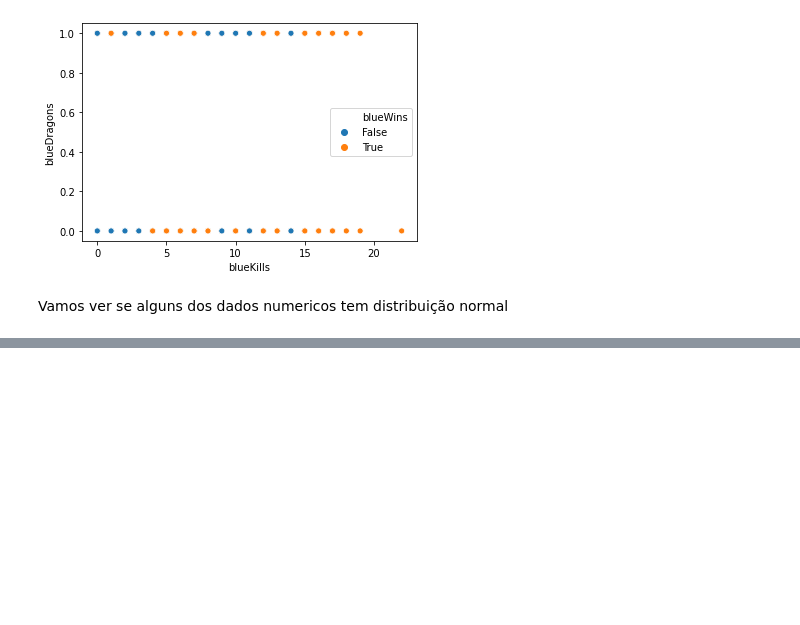
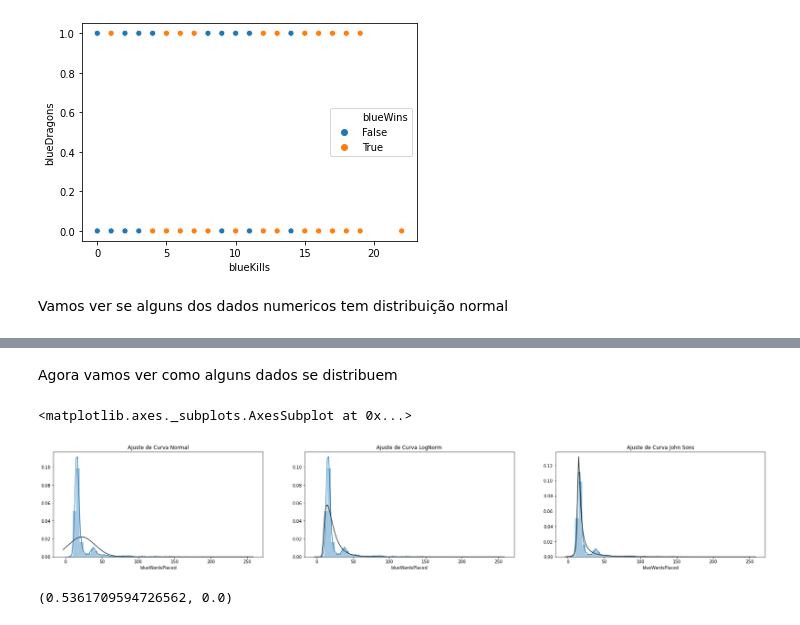
Before and after one commit to nilberthsouza/league-of-legends-analisys, a Jupyter notebook: explorationLeagueofLegendsDS.ipynb, the cells around one changed output, grey strips where cells are left out. Cells and saved outputs as stored; diff of their text form; code cells hidden in the pictures; blank space fills up the shorter version.

```diff
--- a/explorationLeagueofLegendsDS.ipynb
+++ b/explorationLeagueofLegendsDS.ipynb
@@ -119 +139,26 @@ redGoldPerMin                   float64
 dtype: object
+# %% [markdown]
+Agora vamos ver como alguns dados se distribuem
+# %%
+from scipy import stats
+
+plt.figure(figsize=(30,10))
+
+plt.subplot2grid((2,3),(0,0))
+plt.title("Ajuste de Curva Normal")
+sns.distplot(df.blueWardsPlaced, fit=stats.norm)
+
+plt.subplot2grid((2,3),(0,1))
+plt.title("Ajuste de Curva LogNorm")
+sns.distplot(df.blueWardsPlaced,fit=stats.lognorm)
+
+plt.subplot2grid((2,3),(0,2))
+plt.title("Ajuste de Curva Johnsons Su")
+sns.distplot(df.blueWardsPlaced, fit=stats.johnsonsu)
+# %% [output]
+<matplotlib.axes._subplots.AxesSubplot at 0x...>
+[figure, added]
+# %%
+stats.shapiro(df.blueWardsPlaced)
+# %% [output]
+(0.5361709594726562, 0.0)
```
Also changed, not shown: parts of 9 cells of this notebook.
